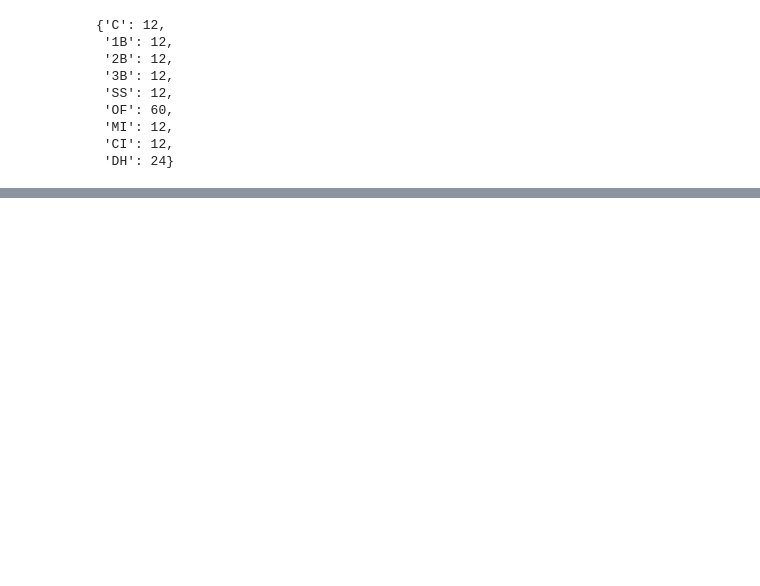
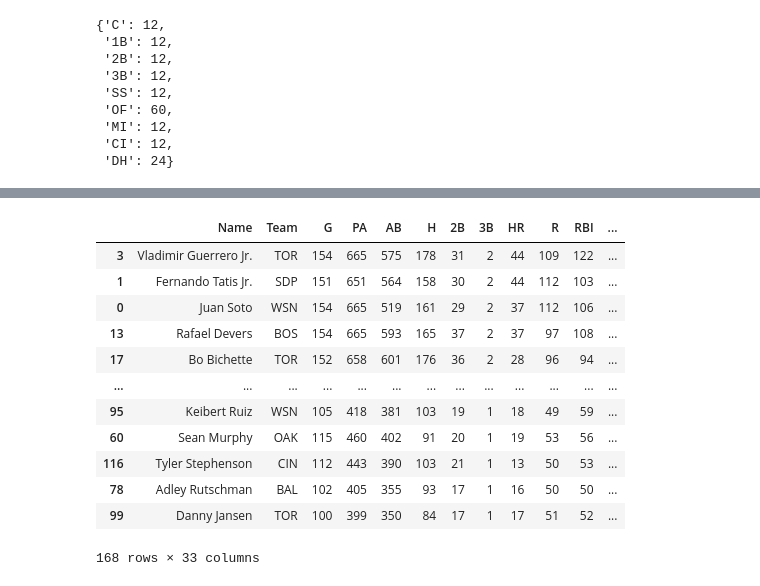
Before and after one commit to haueter19/baseball, a Jupyter notebook: Fantasy Work.ipynb, the cells around one changed output, grey strips where cells are left out. Saved outputs shown, nothing was run; the diff lists cells and outputs as text; code cells hidden in the pictures; blank space fills up the shorter version.

```diff
--- a/Fantasy Work.ipynb
+++ b/Fantasy Work.ipynb
@@ -160,0 +205,17 @@ h[h['Used']==True].shape
+# %%
+drafted = h[h['Used']==True]
+drafted
+# %% [output]
+|  | Name | Team | G | PA | AB | H | 2B | 3B | HR | R | RBI | ... |
+| 3 | Vladimir Guerrero Jr. | TOR | 154 | 665 | 575 | 178 | 31 | 2 | 44 | 109 | 122 | ... |
+| 1 | Fernando Tatis Jr. | SDP | 151 | 651 | 564 | 158 | 30 | 2 | 44 | 112 | 103 | ... |
+| 0 | Juan Soto | WSN | 154 | 665 | 519 | 161 | 29 | 2 | 37 | 112 | 106 | ... |
+| 13 | Rafael Devers | BOS | 154 | 665 | 593 | 165 | 37 | 2 | 37 | 97 | 108 | ... |
+| 17 | Bo Bichette | TOR | 152 | 658 | 601 | 176 | 36 | 2 | 28 | 96 | 94 | ... |
+| ... | ... | ... | ... | ... | ... | ... | ... | ... | ... | ... | ... | ... |
+| 95 | Keibert Ruiz | WSN | 105 | 418 | 381 | 103 | 19 | 1 | 18 | 49 | 59 | ... |
+| 60 | Sean Murphy | OAK | 115 | 460 | 402 | 91 | 20 | 1 | 19 | 53 | 56 | ... |
+| 116 | Tyler Stephenson | CIN | 112 | 443 | 390 | 103 | 21 | 1 | 13 | 50 | 53 | ... |
+| 78 | Adley Rutschman | BAL | 102 | 405 | 355 | 93 | 17 | 1 | 16 | 50 | 50 | ... |
+| 99 | Danny Jansen | TOR | 100 | 399 | 350 | 84 | 17 | 1 | 17 | 51 | 52 | ... |
+168 rows × 33 columns
```
Also changed, not shown: parts of 17 cells of this notebook.
